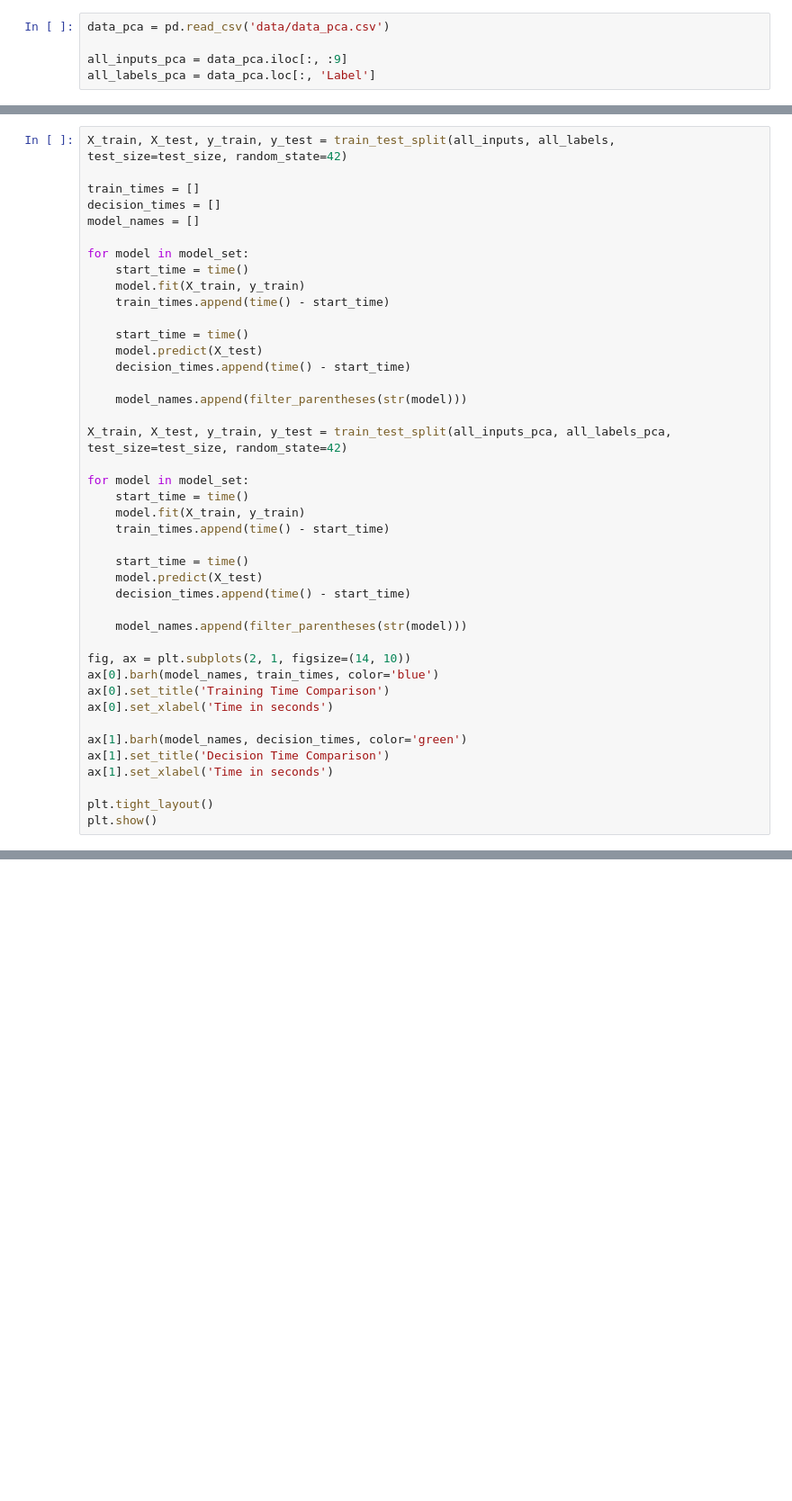
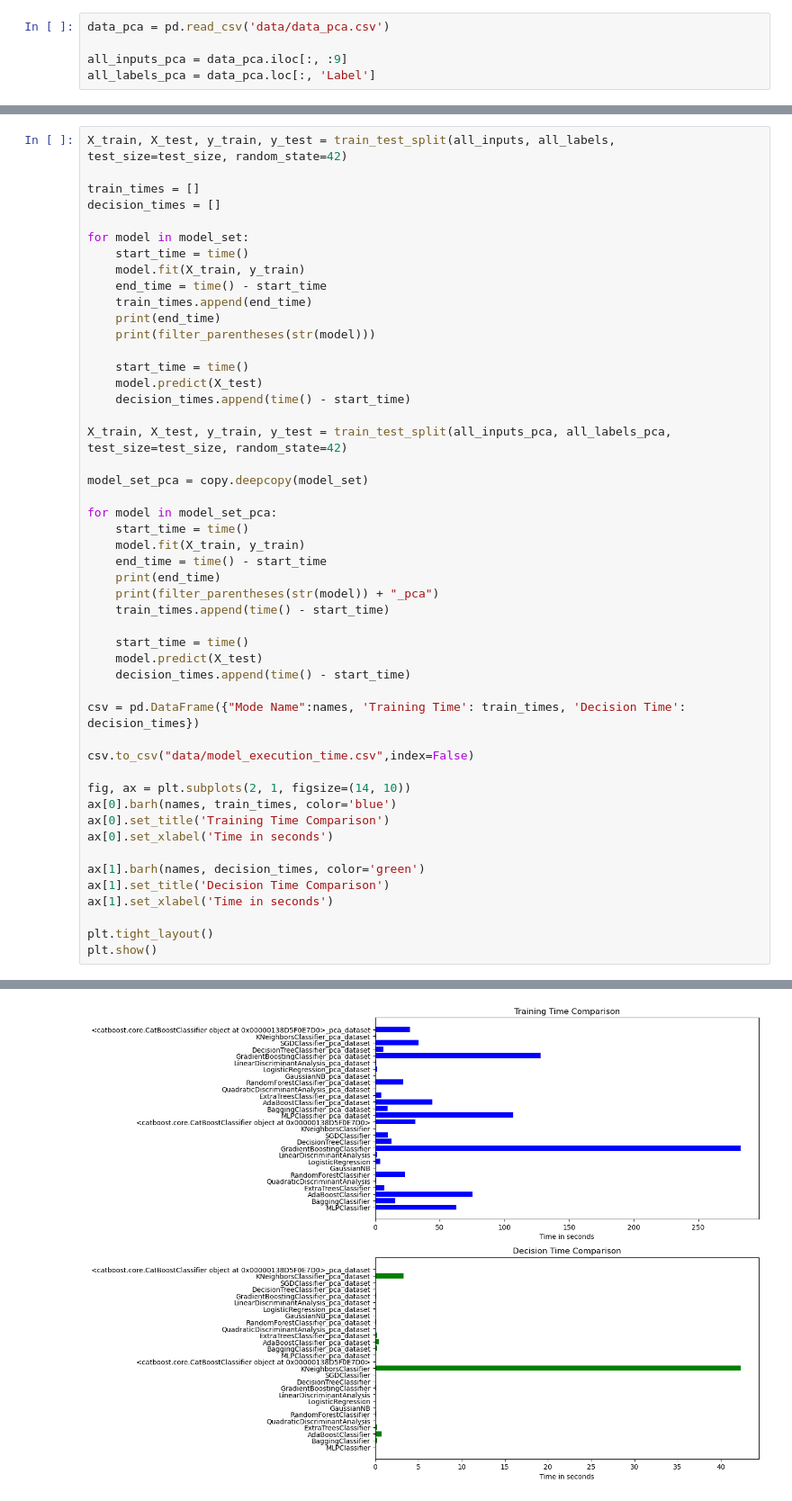
Before and after one commit to Ricardo-Da-Cruz/AI-Dns-Traffic-Analysis, a Jupyter notebook: compare models.ipynb, the cells around one changed output, grey strips where cells are left out. Shown at 90% size. Drawn from its saved outputs; the diff is of its cells as text; blank space fills up the shorter version.

```diff
--- a/compare models.ipynb
+++ b/compare models.ipynb
@@ -91,40 +109,48 @@ X_train, X_test, y_train, y_test = train_test_split(all_inputs, all_labels, test
 
 train_times = []
 decision_times = []
-model_names = []
 
 for model in model_set:
     start_time = time()
     model.fit(X_train, y_train)
+    end_time = time() - start_time
+    train_times.append(end_time)
+    print(end_time)
+    print(filter_parentheses(str(model)))
+
+    start_time = time()
+    model.predict(X_test)
+    decision_times.append(time() - start_time)
+
+X_train, X_test, y_train, y_test = train_test_split(all_inputs_pca, all_labels_pca, test_size=test_size, random_state=42)
+
+model_set_pca = copy.deepcopy(model_set)
+
+for model in model_set_pca:
+    start_time = time()
+    model.fit(X_train, y_train)
+    end_time = time() - start_time
+    print(end_time)
+    print(filter_parentheses(str(model)) + "_pca")
     train_times.append(time() - start_time)
 
     start_time = time()
     model.predict(X_test)
     decision_times.append(time() - start_time)
 
-    model_names.append(filter_parentheses(str(model)))
+csv = pd.DataFrame({"Mode Name":names, 'Training Time': train_times, 'Decision Time': decision_times})
 
-X_train, X_test, y_train, y_test = train_test_split(all_inputs_pca, all_labels_pca, test_size=test_size, random_state=42)
-
-for model in model_set:
-    start_time = time()
-    model.fit(X_train, y_train)
-    train_times.append(time() - start_time)
-
-    start_time = time()
-    model.predict(X_test)
-    decision_times.append(time() - start_time)
-
-    model_names.append(filter_parentheses(str(model)))
+csv.to_csv("data/model_execution_time.csv",index=False)
 
 fig, ax = plt.subplots(2, 1, figsize=(14, 10))
-ax[0].barh(model_names, train_times, color='blue')
+ax[0].barh(names, train_times, color='blue')
 ax[0].set_title('Training Time Comparison')
 ax[0].set_xlabel('Time in seconds')
 
-ax[1].barh(model_names, decision_times, color='green')
+ax[1].barh(names, decision_times, color='green')
 ax[1].set_title('Decision Time Comparison')
 ax[1].set_xlabel('Time in seconds')
 
 plt.tight_layout()
 plt.show()
+# %% [output]
@@ -130,0 +180 @@ plt.show()
+[figure, added]
```
Also changed, not shown: parts of 8 cells of this notebook.
